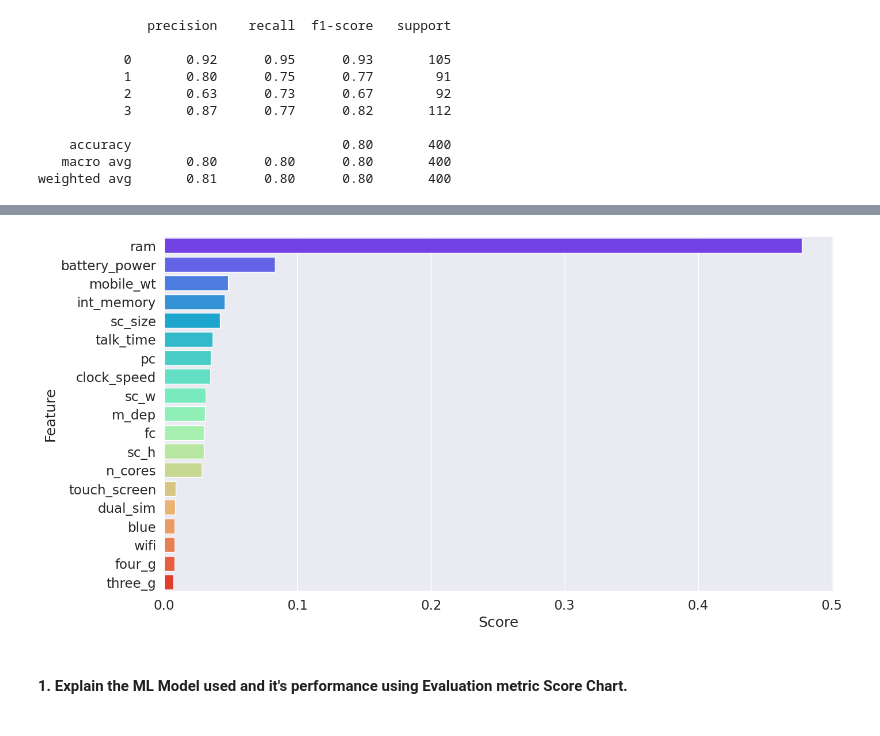
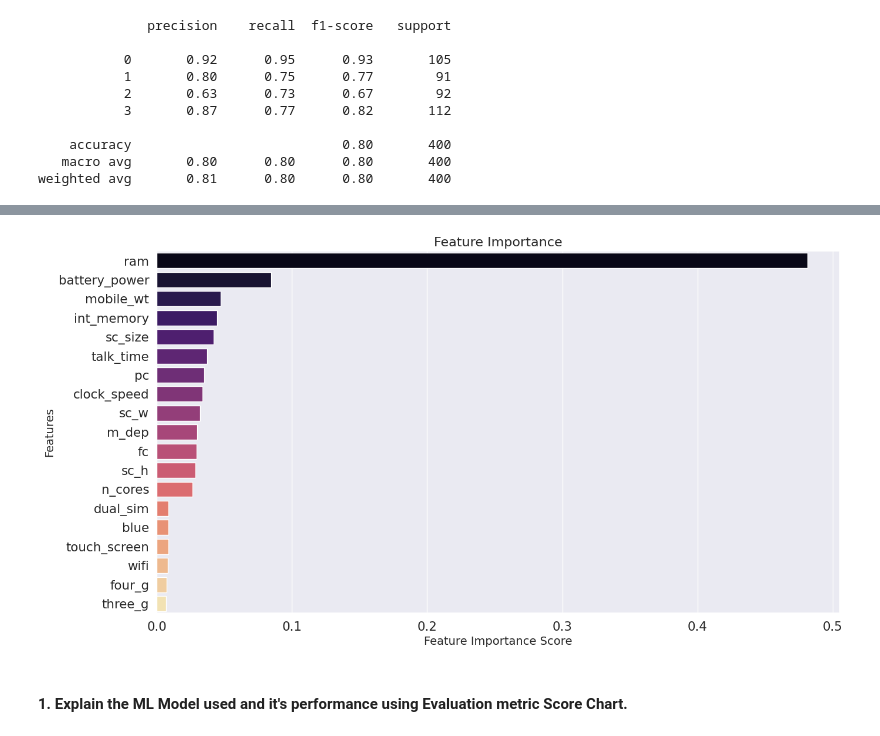
Before and after one commit to rajputvishwesh/mobile-price-prediction-final-project-, a Jupyter notebook: Mobile_Price_Range_Prediction(Capstone_Project_Final).ipynb, the cells around one changed output, grey strips where cells are left out. Cells and saved outputs as stored; diff of their text form; code cells hidden in the pictures.

```diff
--- a/Mobile_Price_Range_Prediction(Capstone_Project_Final).ipynb
+++ b/Mobile_Price_Range_Prediction(Capstone_Project_Final).ipynb
@@ -1552,20 +1564,22 @@ Classification Report for XGBoost(Test set)=
    macro avg       0.80      0.80      0.80       400
 weighted avg       0.81      0.81      0.81       400
 # %%
-
 import seaborn as sns
 from sklearn.metrics import confusion_matrix
 
-#Generate the confusion matrix
+# Generate the confusion matrix
 cf_matrix = confusion_matrix(y_test, y_pred_test)
 
-print(cf_matrix)
+# Set the font size for the heatmap labels
+sns.set(font_scale=1.4)
 
-ax = sns.heatmap(cf_matrix, annot=True, cmap='Greens')
+# Create the heatmap with a blue color map
+ax = sns.heatmap(cf_matrix, annot=True, cmap='Blues')
 
-ax.set_title('Seaborn Confusion Matrix with labels\n', size= 15);
-ax.set_xlabel('\nPredicted Values')
-ax.set_ylabel('Actual Values ');
+# Set the title and labels
+ax.set_title('Seaborn Confusion Matrix with Labels\n', size=20)
+ax.set_xlabel('\nPredicted Values', size=15)
+ax.set_ylabel('Actual Values', size=15)
 
 ## Ticket labels - List must be in alphabetical order
 ax.xaxis.set_ticklabels([0,1,2,3])
@@ -1656,16 +1666,19 @@ weighted avg       0.81      0.80      0.80       400
 import seaborn as sns
 from sklearn.metrics import confusion_matrix
 
-#Generate the confusion matrix
+# Generate the confusion matrix
 cf_matrix = confusion_matrix(y_test, y_pred)
 
-print(cf_matrix)
+# Set the font size for the heatmap labels
+sns.set(font_scale=1.4)
 
-ax = sns.heatmap(cf_matrix, annot=True, cmap='Greens')
+# Create the heatmap with a blue color map
+ax = sns.heatmap(cf_matrix, annot=True, cmap='Blues')
 
-ax.set_title('Seaborn Confusion Matrix with labels\n', size = 15);
-ax.set_xlabel('\nPredicted Values')
-ax.set_ylabel('Actual Values ');
+# Set the title and labels
+ax.set_title('Seaborn Confusion Matrix with Labels\n', size=20)
+ax.set_xlabel('\nPredicted Values', size=15)
+ax.set_ylabel('Actual Values', size=15)
 
 ## Ticket labels - List must be in alphabetical order
 ax.xaxis.set_ticklabels([0,1,2,3])
@@ -1693,9 +1702,12 @@ feature_importance.head()
 # %%
 fig, ax = plt.subplots(figsize=(15,8))
-ax = sns.barplot(x=feature_importance['Score'], y=feature_importance['Feature'], palette='rainbow')
+ax = sns.barplot(x=feature_importance['Score'], y=feature_importance['Feature'], palette='magma')
+ax.set_xlabel('Feature Importance Score', fontsize=14)
+ax.set_ylabel('Features', fontsize=14)
+ax.set_title('Feature Importance', fontsize=16)
 plt.show()
 # %% [output]
-[figure, old version]
+[figure, new version]
 # %% [markdown]
 #### 1. Explain the ML Model used and it's performance using Evaluation metric Score Chart.
 # %% [markdown]
```
Also changed, not shown: parts of 8 cells of this notebook.
